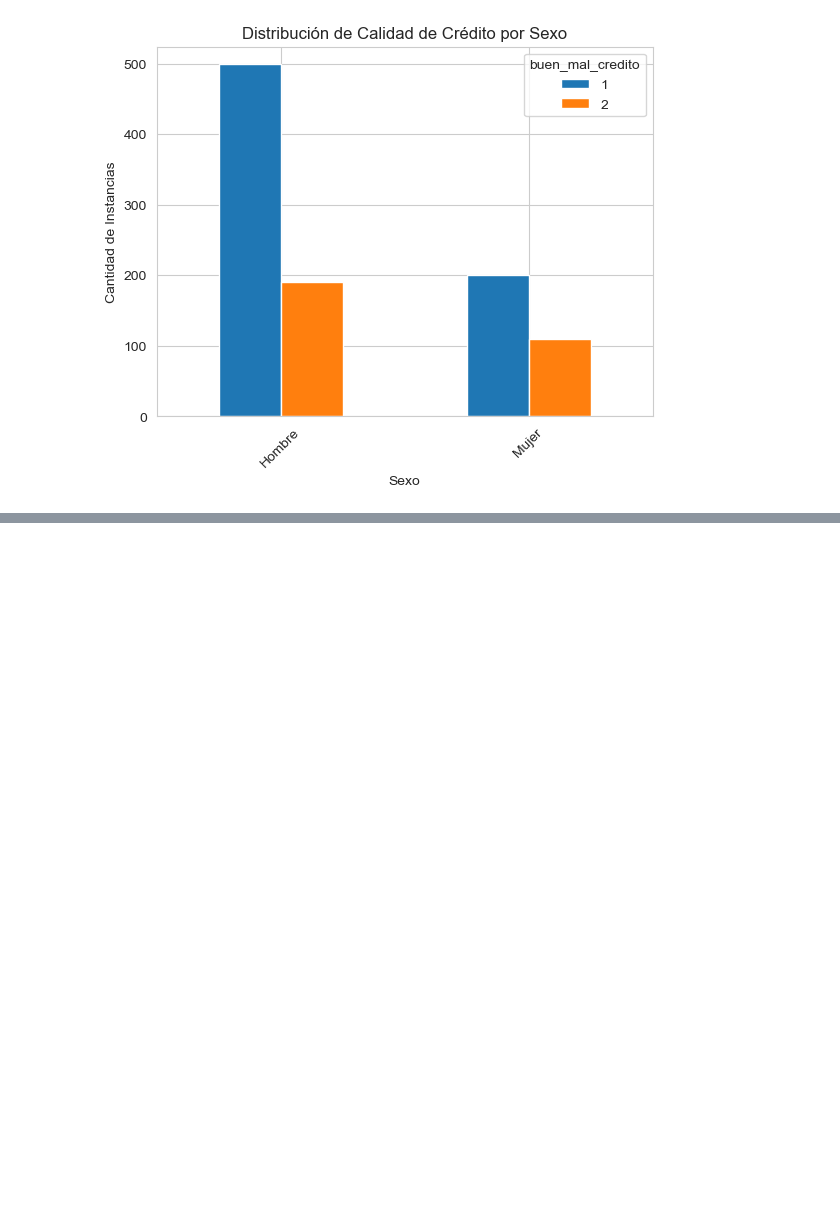
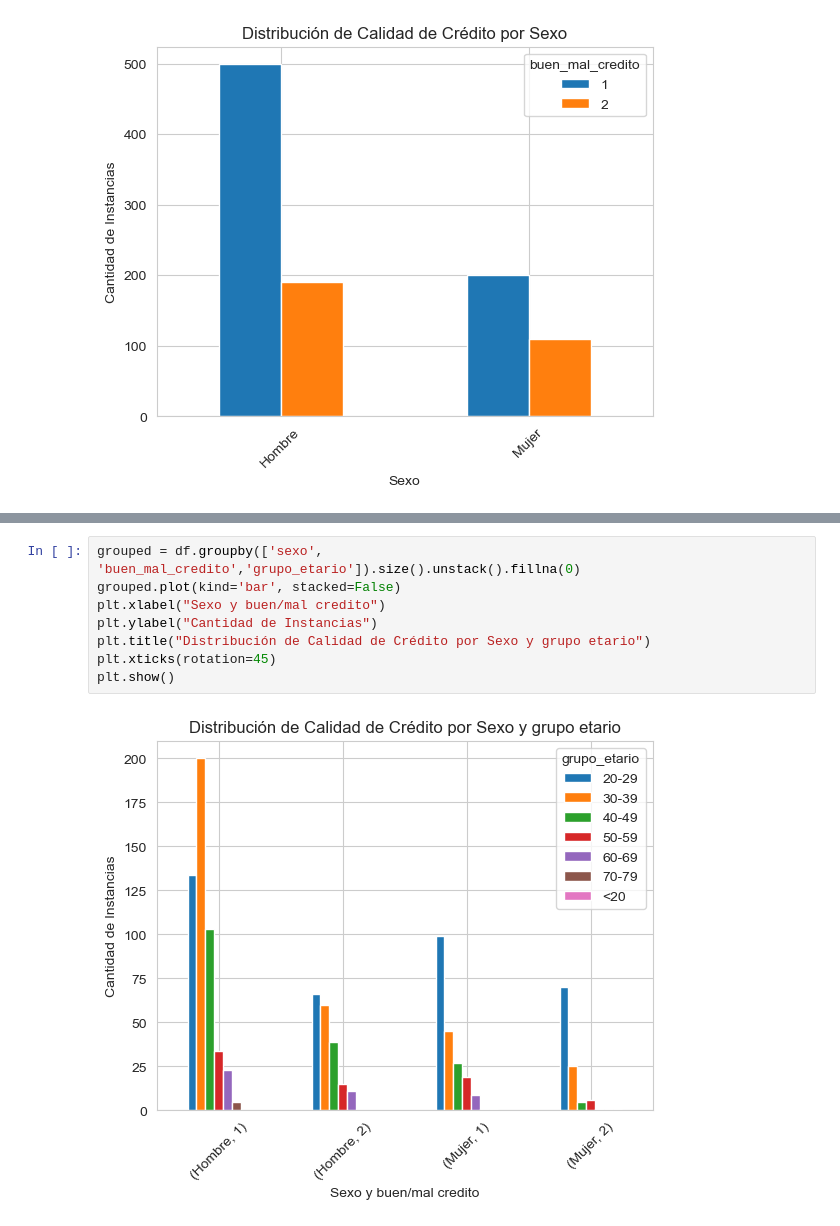
Before and after one commit to ezemartlopez/TP-Integrador-Equidad-en-Aprendizaje-Autom-tico, a Jupyter notebook: 01_Conjunto_datos.ipynb, the cells around one changed output, grey strips where cells are left out. Drawn from its saved outputs; the diff is of its cells as text; blank space fills up the shorter version.

```diff
--- a/01_Conjunto_datos.ipynb
+++ b/01_Conjunto_datos.ipynb
@@ -543,0 +623,10 @@ SyntaxError: invalid syntax (665990085.py, line 1)
+# %%
+grouped = df.groupby(['sexo', 'buen_mal_credito','grupo_etario']).size().unstack().fillna(0)
+grouped.plot(kind='bar', stacked=False)
+plt.xlabel("Sexo y buen/mal credito")
+plt.ylabel("Cantidad de Instancias")
+plt.title("Distribución de Calidad de Crédito por Sexo y grupo etario")
+plt.xticks(rotation=45)
+plt.show()
+# %% [output]
+[figure, added]
```
Also changed, not shown: parts of 6 cells of this notebook.
